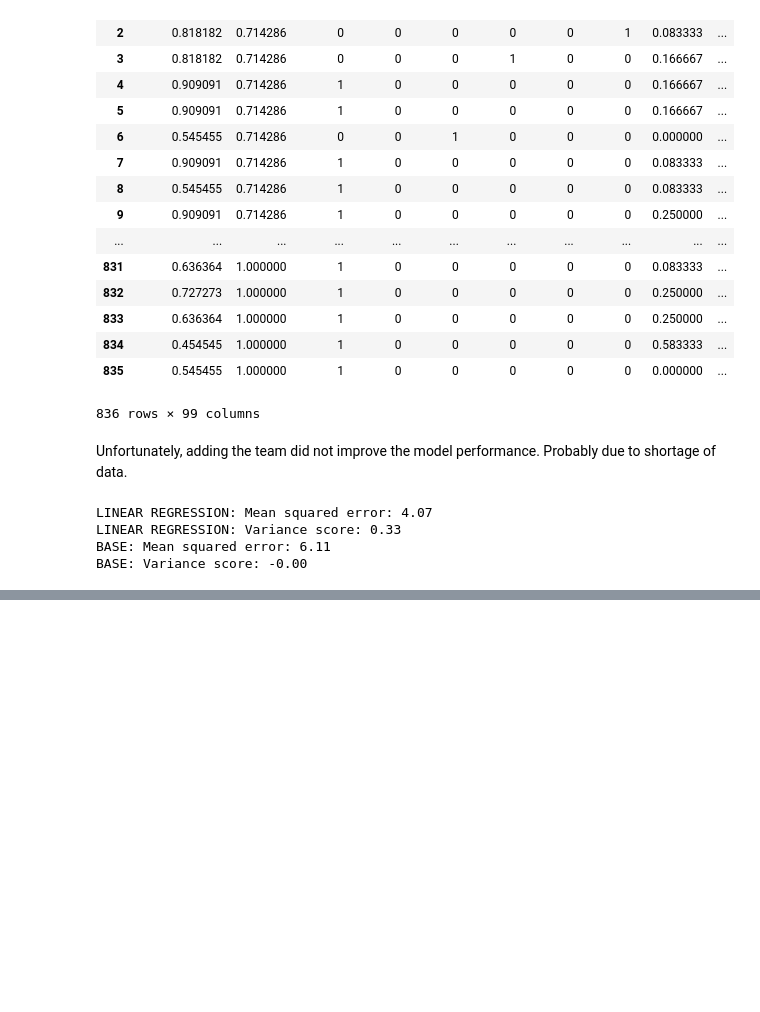
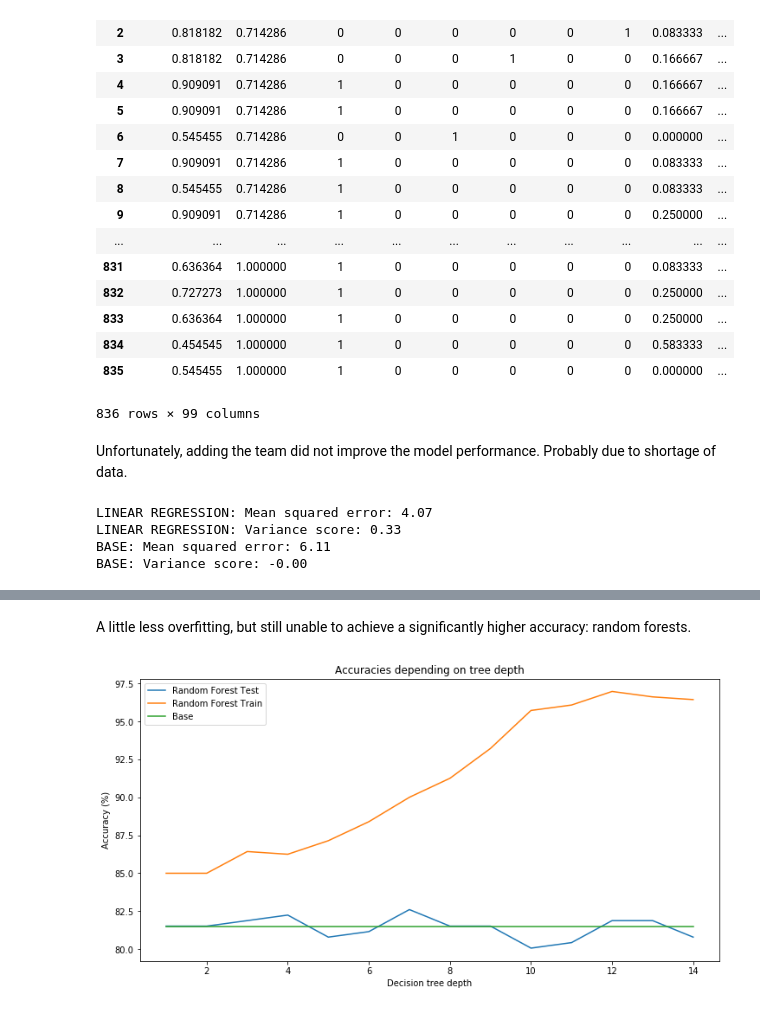
Before and after one commit to bhilprecht/ml-world-championship, a Jupyter notebook: FIFA_WM_Benjamin.ipynb, the cells around one changed output, grey strips where cells are left out. Drawn from its saved outputs; the diff is of its cells as text; code cells hidden in the pictures; blank space fills up the shorter version.

```diff
--- a/FIFA_WM_Benjamin.ipynb
+++ b/FIFA_WM_Benjamin.ipynb
@@ -764,0 +968,34 @@ BASE: Variance score: -0.00
+# %% [markdown]
+A little less overfitting, but still unable to achieve a significantly higher accuracy: random forests.
+# %%
+from sklearn.ensemble import RandomForestClassifier
+
+def random_forest_accuracy(depth):
+    # fit decision tree
+    clf = RandomForestClassifier(max_depth=depth, n_estimators=10)
+    clf = clf.fit(X_train, y_train)
+
+    # compute accuracy
+    y_pred = clf.predict(X_test)
+    score = clf.score(X_test, y_test)
+
+    train_score = accuracy_score(clf.predict(X_train), y_train)
+
+    return score, train_score
+
+rf_tree_accuracy = np.array([(i, random_forest_accuracy(i)[0], random_forest_accuracy(i)[1]) for i in range(1,15)])
+
+plt.figure(figsize=(12,6))
+
+plt.plot(rf_tree_accuracy[:,0], rf_tree_accuracy[:,1]*100, label="Random Forest Test")
+plt.plot(rf_tree_accuracy[:,0], rf_tree_accuracy[:,2]*100, label="Random Forest Train")
+plt.plot(rf_tree_accuracy[:,0], base_accuracy*100, label="Base")
+
+plt.legend()
+plt.title("Accuracies depending on tree depth")
+plt.xlabel("Decision tree depth")
+plt.ylabel("Accuracy (%)")
+
+plt.show()
+# %% [output]
+[figure, added]
```
Also changed, not shown: parts of 19 cells of this notebook, 1 other file.
